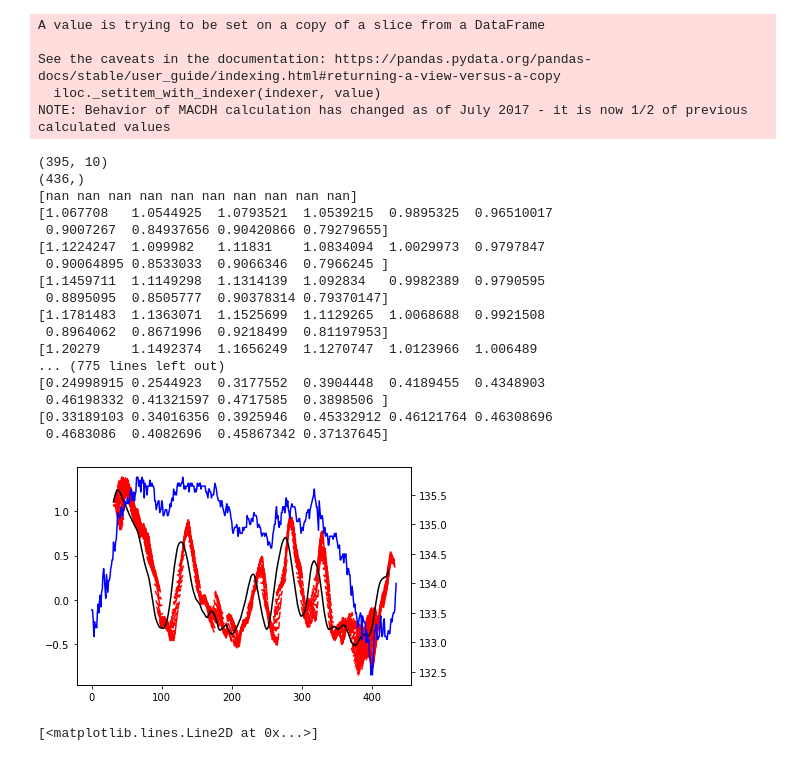
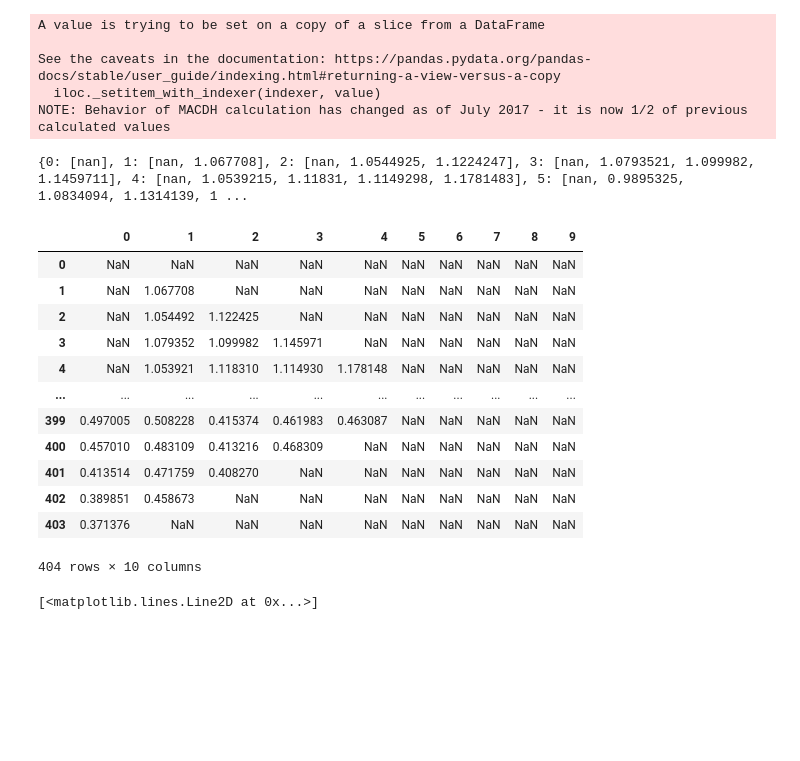
Before and after one commit to stianteien/instradag, a Jupyter notebook: RNN_use.ipynb, the cells around one changed output. Saved outputs shown, nothing was run; the diff lists cells and outputs as text; code cells hidden in the pictures; blank space fills up the shorter version.

Commit message:
løste det med å bruke dict

```diff
--- a/RNN_use.ipynb
+++ b/RNN_use.ipynb
@@ -75,15 +75,45 @@ def make_ready(filer):
     return stocks
 
 
-def evaluate_trade(data, prediction, look_back):
+def evaluate_trade(data, prediction, look_forward):
 
-    print(prediction.shape)
-    print(data.open.shape)
+    # Setter indeks til hver for å få riktig.. Litt tungvindt
+    lengde_ = [i for i in range(prediction.shape[0] + look_forward)]
+    all_pred = [[] for _ in range(len(lengde_))]
+    dict_pred = {}
+
+    o=0
+    for i, pred in enumerate(prediction):
+        for j, v in enumerate(pred):
+            if i+j not in dict_pred:
+                dict_pred[i+j] = [v]
+            else:
+                dict_pred[i+j].append(v)
+
+
+    print(dict_pred)
+    df_pred = pd.DataFrame.from_dict(dict_pred, orient='index')
+
+    # Finner riktig basert på indeks
+    #for i, pred in enumerate(my_pred):
+    #    all_pred[i].append()
+
+
+        #o+=1
+        #prediction[i][j] = i+1
+
+        #for j in look_forward:
+        #    prediction[i+j]
+    #my_pred
+    return df_pred
+
 
     all_pred = [[] for _ in range(prediction.shape[0])]
 
 
     for i,pred in enumerate(prediction):
+
+
         o=0
         print(pred)
         for _ in range(len(pred)):
@@ -101,8 +131,8 @@ def evaluate_trade(data, prediction, look_back):
     fig, ax1 = plt.subplots()
 
     for i,v in enumerate(prediction):
-        ax1.plot(range(i+look_back, i+look_back+len(v)), v, color='red')
-    ax1.plot(range(look_back,look_back + len(avg_pred)), avg_pred, color="black")
+        ax1.plot(range(i+30, i+look_forward+len(v)), v, color='red')
+    ax1.plot(range(30,look_forward + len(avg_pred)), avg_pred, color="black")
 
     ax2 = ax1.twinx()
 
@@ -140,26 +170,22 @@ for one_stock in data:
 # %%
 model = keras.models.load_model('models/rnn_model.h5')
 # %%
-evaluate_trade(data[0], model.predict(dataxes[0]), look_back)
+evaluate_trade(data[0], model.predict(dataxes[0]), look_forward)
 # %% [output]
-(395, 10)
-(436,)
-[nan nan nan nan nan nan nan nan nan nan]
-[1.067708   1.0544925  1.0793521  1.0539215  0.9895325  0.96510017
- 0.9007267  0.84937656 0.90420866 0.79279655]
-[1.1224247  1.099982   1.11831    1.0834094  1.0029973  0.9797847
- 0.90064895 0.8533033  0.9066346  0.7966245 ]
-[1.1459711  1.1149298  1.1314139  1.092834   0.9982389  0.9790595
- 0.8895095  0.8505777  0.90378314 0.79370147]
-[1.1781483  1.1363071  1.1525699  1.1129265  1.0068688  0.9921508
- 0.8964062  0.8671996  0.9218499  0.81197953]
-[1.20279    1.1492374  1.1656249  1.1270747  1.0123966  1.006489
-... (775 lines left out)
-[0.24998915 0.2544923  0.3177552  0.3904448  0.4189455  0.4348903
- 0.46198332 0.41321597 0.4717585  0.3898506 ]
-[0.33189103 0.34016356 0.3925946  0.45332912 0.46121764 0.46308696
- 0.4683086  0.4082696  0.45867342 0.37137645]
+{0: [nan], 1: [nan, 1.067708], 2: [nan, 1.0544925, 1.1224247], 3: [nan, 1.0793521, 1.099982, 1.1459711], 4: [nan, 1.0539215, 1.11831, 1.1149298, 1.1781483], 5: [nan, 0.9895325, 1.0834094, 1.1314139, 1 ...
-[figure, removed]
+|  | 0 | 1 | 2 | 3 | 4 | 5 | 6 | 7 | 8 | 9 |
+| 0 | NaN | NaN | NaN | NaN | NaN | NaN | NaN | NaN | NaN | NaN |
+| 1 | NaN | 1.067708 | NaN | NaN | NaN | NaN | NaN | NaN | NaN | NaN |
+| 2 | NaN | 1.054492 | 1.122425 | NaN | NaN | NaN | NaN | NaN | NaN | NaN |
+| 3 | NaN | 1.079352 | 1.099982 | 1.145971 | NaN | NaN | NaN | NaN | NaN | NaN |
+| 4 | NaN | 1.053921 | 1.118310 | 1.114930 | 1.178148 | NaN | NaN | NaN | NaN | NaN |
+| ... | ... | ... | ... | ... | ... | ... | ... | ... | ... | ... |
+| 399 | 0.497005 | 0.508228 | 0.415374 | 0.461983 | 0.463087 | NaN | NaN | NaN | NaN | NaN |
+| 400 | 0.457010 | 0.483109 | 0.413216 | 0.468309 | NaN | NaN | NaN | NaN | NaN | NaN |
+| 401 | 0.413514 | 0.471759 | 0.408270 | NaN | NaN | NaN | NaN | NaN | NaN | NaN |
+| 402 | 0.389851 | 0.458673 | NaN | NaN | NaN | NaN | NaN | NaN | NaN | NaN |
+| 403 | 0.371376 | NaN | NaN | NaN | NaN | NaN | NaN | NaN | NaN | NaN |
+404 rows × 10 columns
 # %%
 plt.plot(data[0].open)
 plt.plot(data[0].open_30_sma)
```
